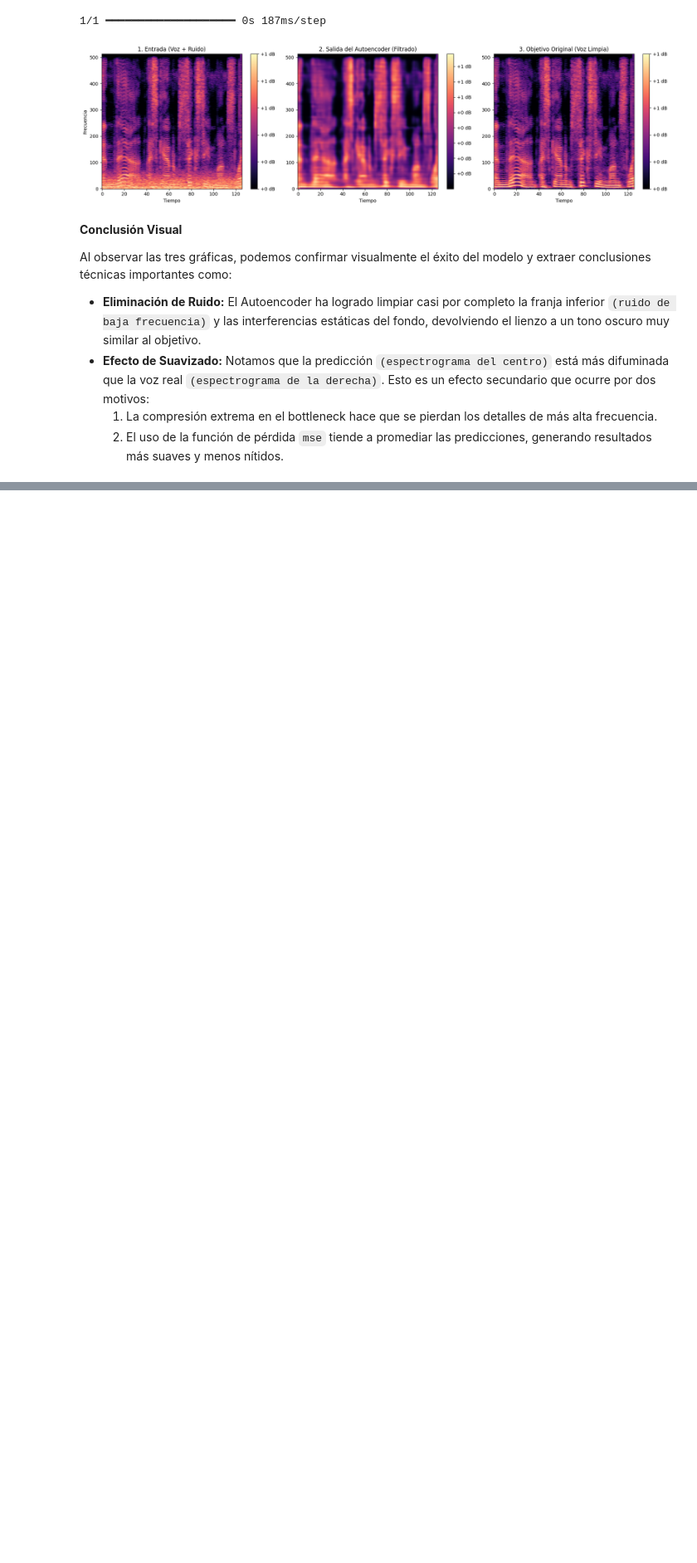
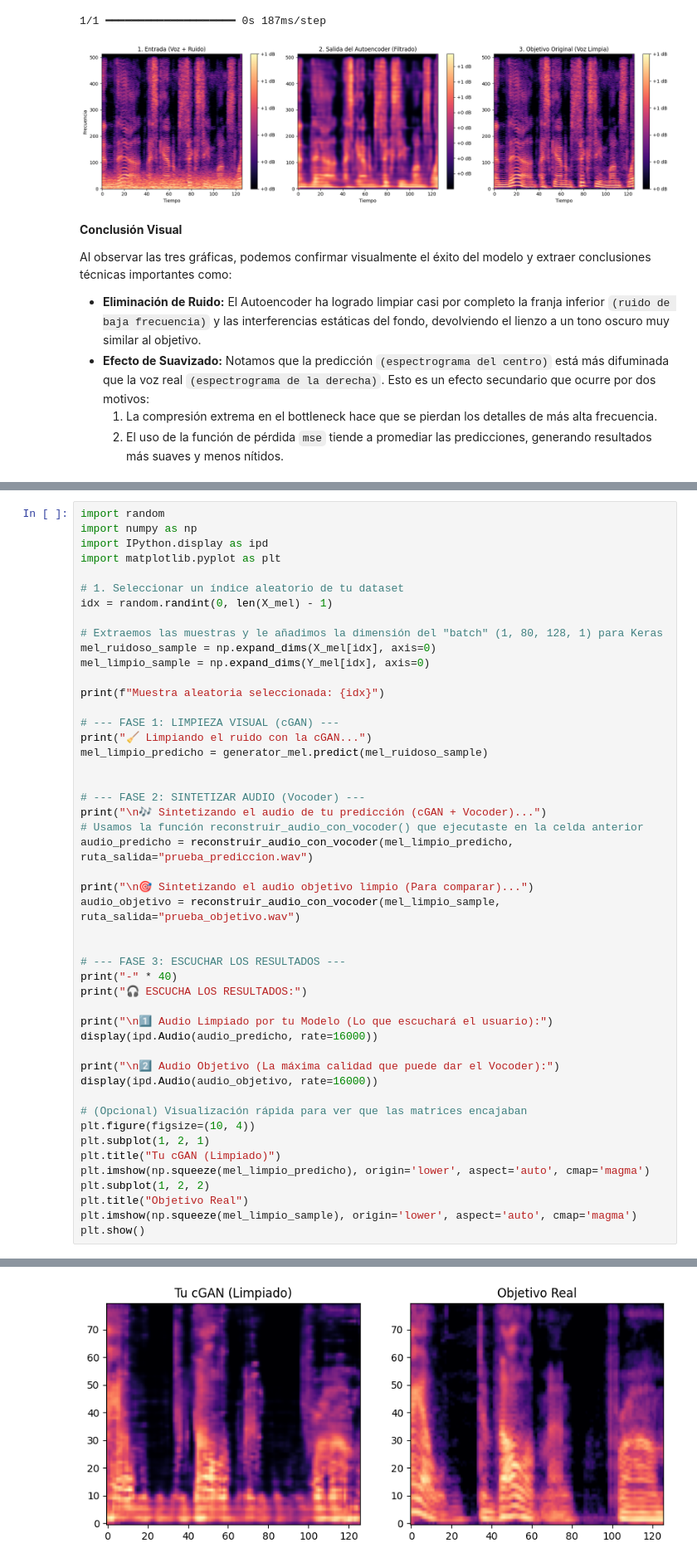
Before and after one commit to Negerty48/voice-denoising-autoencoder, a Jupyter notebook: notebooks/denoising_autoencoder.ipynb, the cells around one changed output, grey strips where cells are left out. Shown at 83% size. Saved outputs shown, nothing was run; the diff lists cells and outputs as text; blank space fills up the shorter version.

Commit message:
Upload try Vocoder Neuronal

```diff
--- a/notebooks/denoising_autoencoder.ipynb
+++ b/notebooks/denoising_autoencoder.ipynb
@@ -430,0 +921,49 @@ Al observar las tres gráficas, podemos confirmar visualmente el éxito del mode
+# %%
+import random
+import numpy as np
+import IPython.display as ipd
+import matplotlib.pyplot as plt
+
+# 1. Seleccionar un índice aleatorio de tu dataset
+idx = random.randint(0, len(X_mel) - 1)
+
+# Extraemos las muestras y le añadimos la dimensión del "batch" (1, 80, 128, 1) para Keras
+mel_ruidoso_sample = np.expand_dims(X_mel[idx], axis=0)
+mel_limpio_sample = np.expand_dims(Y_mel[idx], axis=0)
+
+print(f"Muestra aleatoria seleccionada: {idx}")
+
+# --- FASE 1: LIMPIEZA VISUAL (cGAN) ---
+print("🧹 Limpiando el ruido con la cGAN...")
+mel_limpio_predicho = generator_mel.predict(mel_ruidoso_sample)
+
+
+# --- FASE 2: SINTETIZAR AUDIO (Vocoder) ---
+print("\n🎶 Sintetizando el audio de tu predicción (cGAN + Vocoder)...")
+# Usamos la función reconstruir_audio_con_vocoder() que ejecutaste en la celda anterior
+audio_predicho = reconstruir_audio_con_vocoder(mel_limpio_predicho, ruta_salida="prueba_prediccion.wav")
+
+print("\n🎯 Sintetizando el audio objetivo limpio (Para comparar)...")
+audio_objetivo = reconstruir_audio_con_vocoder(mel_limpio_sample, ruta_salida="prueba_objetivo.wav")
+
+
+# --- FASE 3: ESCUCHAR LOS RESULTADOS ---
+print("-" * 40)
+print("🎧 ESCUCHA LOS RESULTADOS:")
+
+print("\n1️⃣ Audio Limpiado por tu Modelo (Lo que escuchará el usuario):")
+display(ipd.Audio(audio_predicho, rate=16000))
+
+print("\n2️⃣ Audio Objetivo (La máxima calidad que puede dar el Vocoder):")
+display(ipd.Audio(audio_objetivo, rate=16000))
+
+# (Opcional) Visualización rápida para ver que las matrices encajaban
+plt.figure(figsize=(10, 4))
+plt.subplot(1, 2, 1)
+plt.title("Tu cGAN (Limpiado)")
+plt.imshow(np.squeeze(mel_limpio_predicho), origin='lower', aspect='auto', cmap='magma')
+plt.subplot(1, 2, 2)
+plt.title("Objetivo Real")
+plt.imshow(np.squeeze(mel_limpio_sample), origin='lower', aspect='auto', cmap='magma')
+plt.show()
+# %% [output]
@@ -430,0 +984 @@ Al observar las tres gráficas, podemos confirmar visualmente el éxito del mode
+[figure, added]
```
Also changed, not shown: parts of 23 cells of this notebook, 14 other files.
